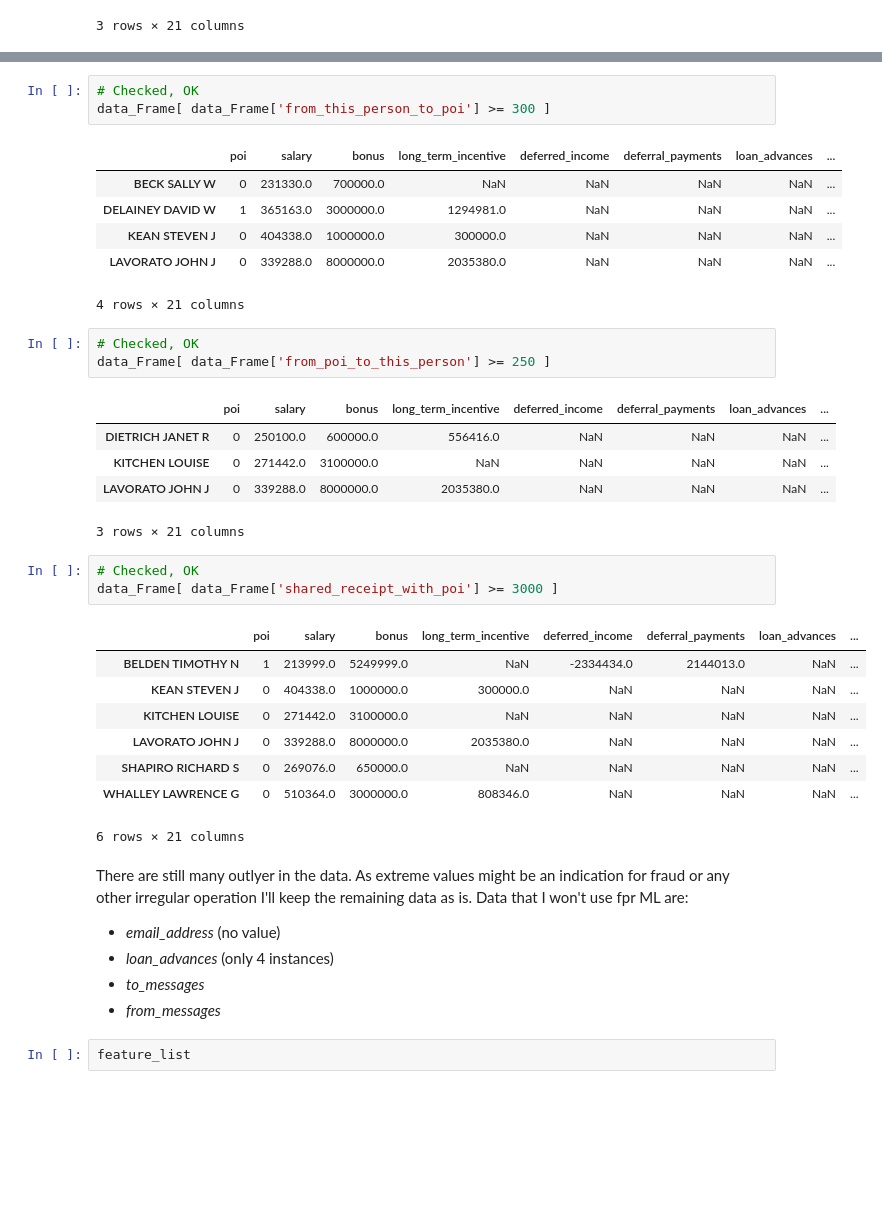
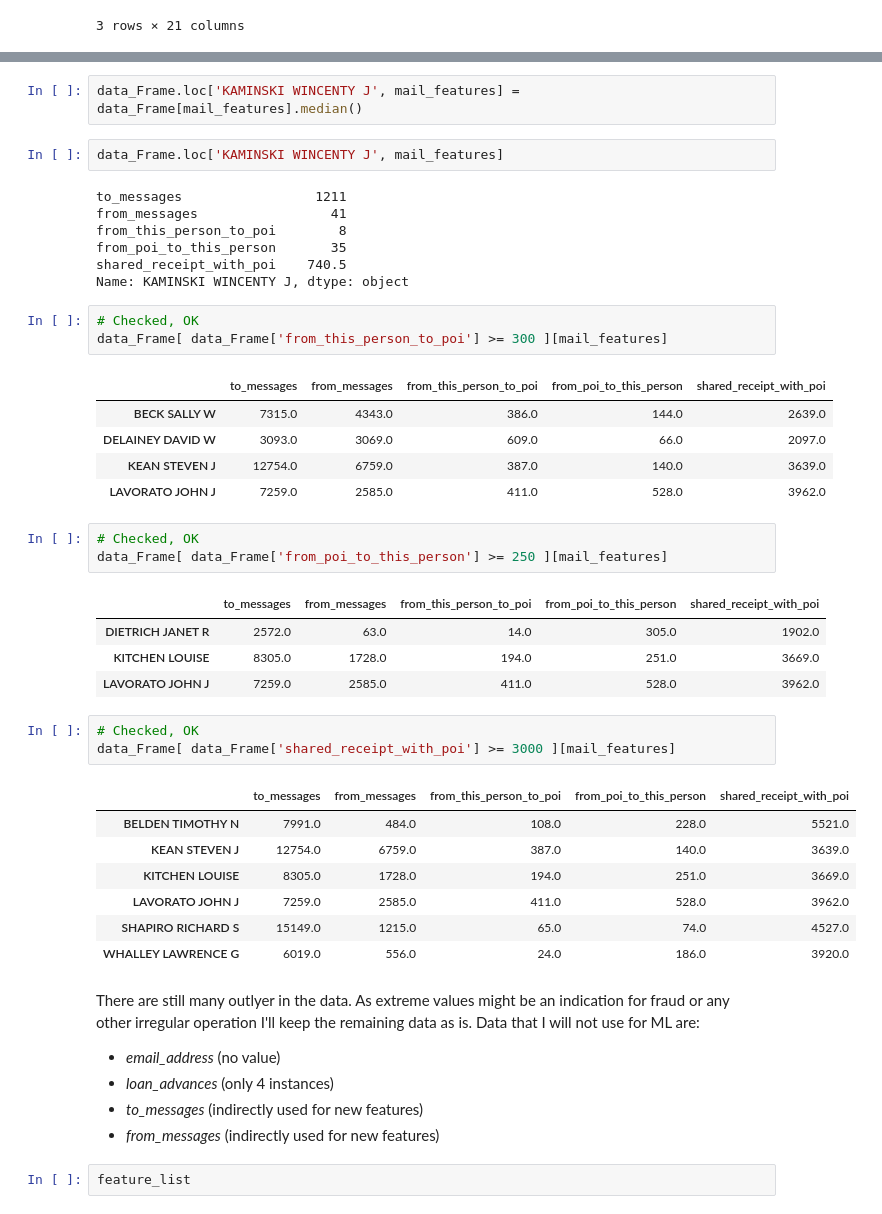
Before and after one commit to micos20/ENRON_fraud-detection, a Jupyter notebook: scripts/poi_id.ipynb, the cells around one changed output, grey strips where cells are left out. Drawn from its saved outputs; the diff is of its cells as text; blank space fills up the shorter version.

Commit message:
finalize data inspection

```diff
--- a/scripts/poi_id.ipynb
+++ b/scripts/poi_id.ipynb
@@ -419,42 +487,50 @@ data_Frame[ data_Frame['from_messages'] >= 5000 ]
+# %%
+data_Frame.loc['KAMINSKI WINCENTY J', mail_features] = data_Frame[mail_features].median()
+# %%
+data_Frame.loc['KAMINSKI WINCENTY J', mail_features]
+# %% [output]
+to_messages                 1211
+from_messages                 41
+from_this_person_to_poi        8
+from_poi_to_this_person       35
+shared_receipt_with_poi    740.5
+Name: KAMINSKI WINCENTY J, dtype: object
 # %%
 # Checked, OK
-data_Frame[ data_Frame['from_this_person_to_poi'] >= 300 ]
+data_Frame[ data_Frame['from_this_person_to_poi'] >= 300 ][mail_features]
 # %% [output]
-|  | poi | salary | bonus | long_term_incentive | deferred_income | deferral_payments | loan_advances | ... |
-| BECK SALLY W | 0 | 231330.0 | 700000.0 | NaN | NaN | NaN | NaN | ... |
-| DELAINEY DAVID W | 1 | 365163.0 | 3000000.0 | 1294981.0 | NaN | NaN | NaN | ... |
-| KEAN STEVEN J | 0 | 404338.0 | 1000000.0 | 300000.0 | NaN | NaN | NaN | ... |
-| LAVORATO JOHN J | 0 | 339288.0 | 8000000.0 | 2035380.0 | NaN | NaN | NaN | ... |
+|  | to_messages | from_messages | from_this_person_to_poi | from_poi_to_this_person | shared_receipt_with_poi |
+| BECK SALLY W | 7315.0 | 4343.0 | 386.0 | 144.0 | 2639.0 |
+| DELAINEY DAVID W | 3093.0 | 3069.0 | 609.0 | 66.0 | 2097.0 |
+| KEAN STEVEN J | 12754.0 | 6759.0 | 387.0 | 140.0 | 3639.0 |
+| LAVORATO JOHN J | 7259.0 | 2585.0 | 411.0 | 528.0 | 3962.0 |
-4 rows × 21 columns
 # %%
 # Checked, OK
-data_Frame[ data_Frame['from_poi_to_this_person'] >= 250 ]
+data_Frame[ data_Frame['from_poi_to_this_person'] >= 250 ][mail_features]
 # %% [output]
-|  | poi | salary | bonus | long_term_incentive | deferred_income | deferral_payments | loan_advances | ... |
-| DIETRICH JANET R | 0 | 250100.0 | 600000.0 | 556416.0 | NaN | NaN | NaN | ... |
-| KITCHEN LOUISE | 0 | 271442.0 | 3100000.0 | NaN | NaN | NaN | NaN | ... |
-| LAVORATO JOHN J | 0 | 339288.0 | 8000000.0 | 2035380.0 | NaN | NaN | NaN | ... |
+|  | to_messages | from_messages | from_this_person_to_poi | from_poi_to_this_person | shared_receipt_with_poi |
+| DIETRICH JANET R | 2572.0 | 63.0 | 14.0 | 305.0 | 1902.0 |
+| KITCHEN LOUISE | 8305.0 | 1728.0 | 194.0 | 251.0 | 3669.0 |
+| LAVORATO JOHN J | 7259.0 | 2585.0 | 411.0 | 528.0 | 3962.0 |
-3 rows × 21 columns
 # %%
 # Checked, OK
-data_Frame[ data_Frame['shared_receipt_with_poi'] >= 3000 ]
+data_Frame[ data_Frame['shared_receipt_with_poi'] >= 3000 ][mail_features]
 # %% [output]
-|  | poi | salary | bonus | long_term_incentive | deferred_income | deferral_payments | loan_advances | ... |
-| BELDEN TIMOTHY N | 1 | 213999.0 | 5249999.0 | NaN | -2334434.0 | 2144013.0 | NaN | ... |
-| KEAN STEVEN J | 0 | 404338.0 | 1000000.0 | 300000.0 | NaN | NaN | NaN | ... |
-| KITCHEN LOUISE | 0 | 271442.0 | 3100000.0 | NaN | NaN | NaN | NaN | ... |
-| LAVORATO JOHN J | 0 | 339288.0 | 8000000.0 | 2035380.0 | NaN | NaN | NaN | ... |
-| SHAPIRO RICHARD S | 0 | 269076.0 | 650000.0 | NaN | NaN | NaN | NaN | ... |
-| WHALLEY LAWRENCE G | 0 | 510364.0 | 3000000.0 | 808346.0 | NaN | NaN | NaN | ... |
+|  | to_messages | from_messages | from_this_person_to_poi | from_poi_to_this_person | shared_receipt_with_poi |
+| BELDEN TIMOTHY N | 7991.0 | 484.0 | 108.0 | 228.0 | 5521.0 |
+| KEAN STEVEN J | 12754.0 | 6759.0 | 387.0 | 140.0 | 3639.0 |
+| KITCHEN LOUISE | 8305.0 | 1728.0 | 194.0 | 251.0 | 3669.0 |
+| LAVORATO JOHN J | 7259.0 | 2585.0 | 411.0 | 528.0 | 3962.0 |
+| SHAPIRO RICHARD S | 15149.0 | 1215.0 | 65.0 | 74.0 | 4527.0 |
+| WHALLEY LAWRENCE G | 6019.0 | 556.0 | 24.0 | 186.0 | 3920.0 |
-6 rows × 21 columns
 # %% [markdown]
 There are still many outlyer in the data. As extreme values might be an indication for fraud or any other irregular operation I'll keep the remaining data as is.
-Data that I won't use fpr ML are:
+Data that I will not use for ML are:
 
 + *email_address* (no value)
 + *loan_advances* (only 4 instances)
-+ *to_messages*
-+ *from_messages*
++ *to_messages* (indirectly used for new features)
++ *from_messages* (indirectly used for new features)
 # %%
 feature_list
 # %% [output]
```
Also changed, not shown: parts of 38 cells of this notebook, 7 other files.
